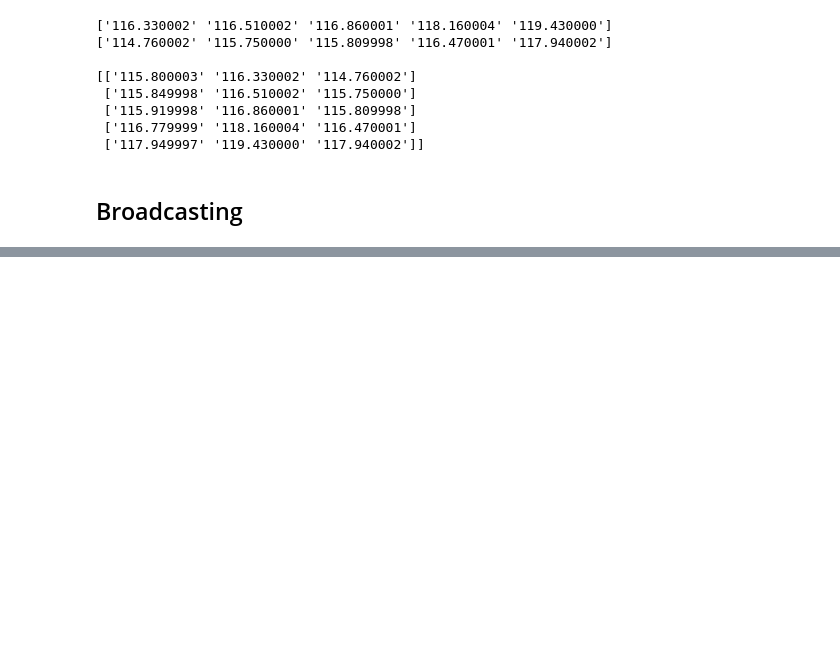
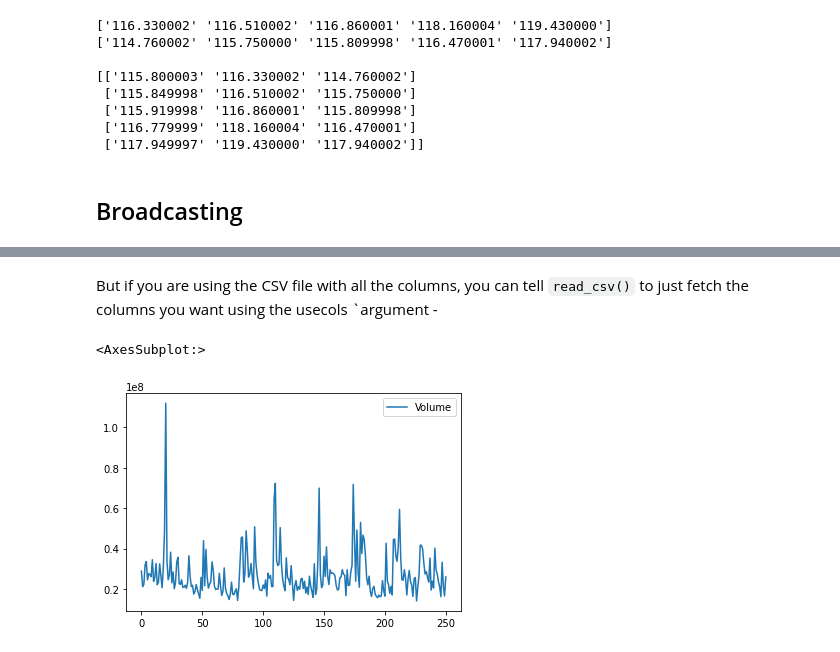
Before and after one commit to thejaneOh/TLC-Python, a Jupyter notebook: TLC-DS-Labs Days 2.ipynb, the cells around one changed output, grey strips where cells are left out. Cells and saved outputs as stored; diff of their text form; code cells hidden in the pictures; blank space fills up the shorter version.

```diff
--- a/TLC-DS-Labs Days 2.ipynb
+++ b/TLC-DS-Labs Days 2.ipynb
@@ -546,0 +631,10 @@ theLow = data2017[:,2]
+# %% [markdown]
+But if you are using the CSV file with all the columns, you can tell `read_csv()` to just fetch the columns you want using the
+usecols `argument -
+# %%
+newDateVols = pd.read_csv('AAPL-2017.csv',usecols=['Date','Volume'])
+newDateVols.plot()
+#plt.show()  #Not really necessary, as earlier plot() will do the job (plt is PyPlot in Matplotlib)
+# %% [output]
+<AxesSubplot:>
+[figure, added]
```
Also changed, not shown: parts of 12 cells of this notebook, 6 other files.
